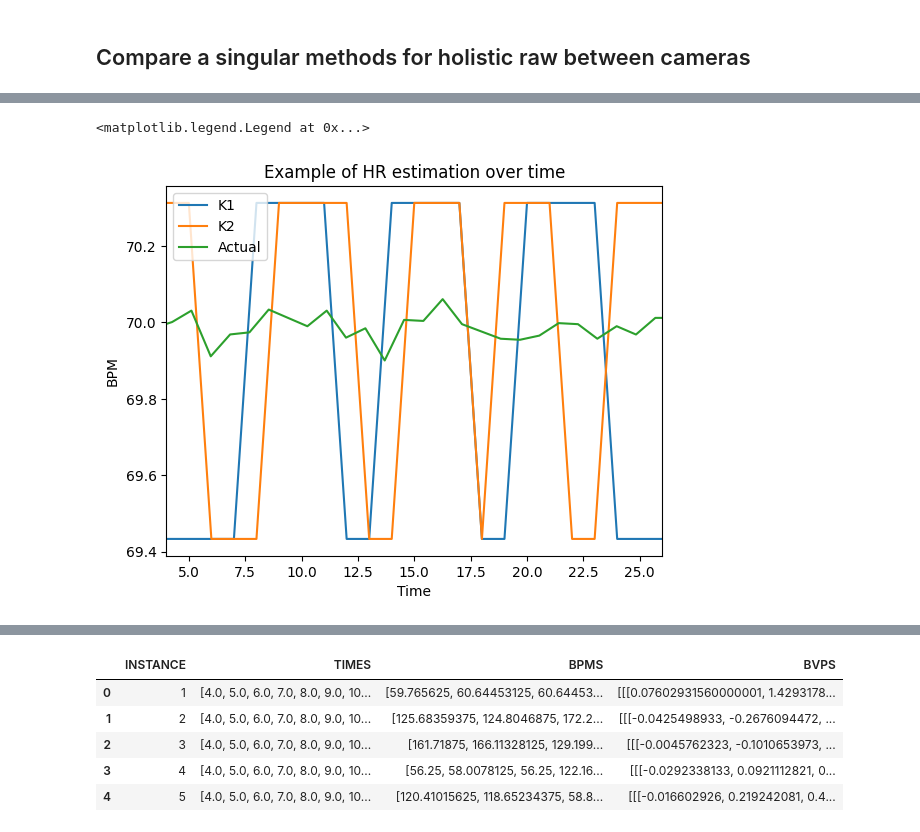
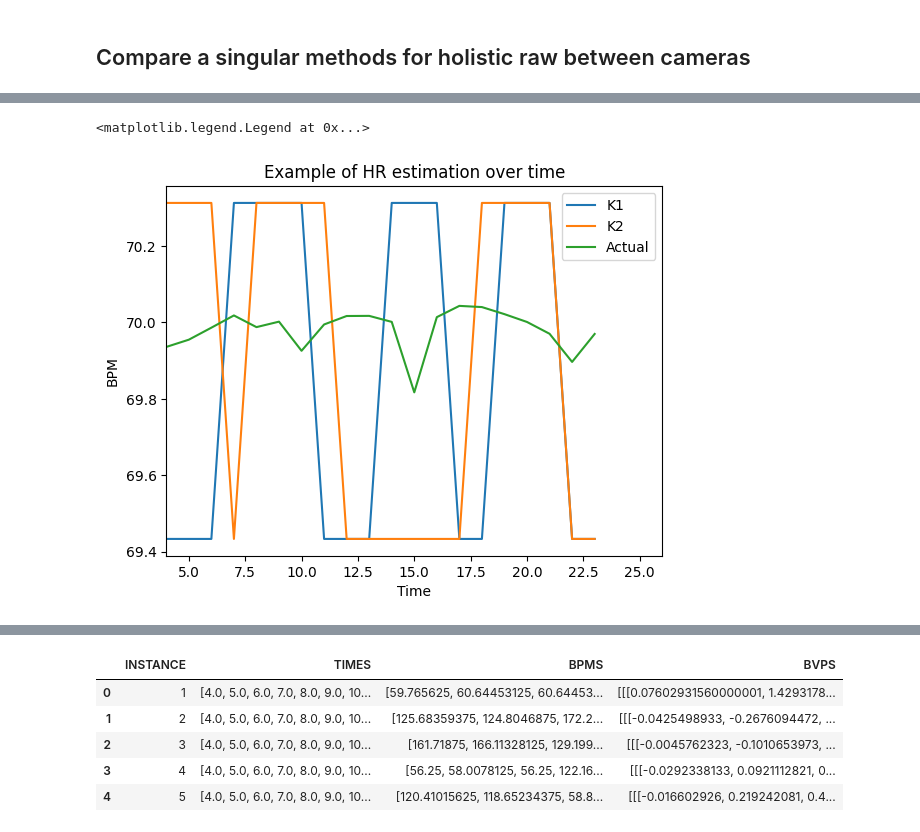
Before and after one commit to coenarrow/pyVHR, a Jupyter notebook: notebooks/Custom_Notebooks/processing_results.ipynb, the cells around one changed output, grey strips where cells are left out. Cells and saved outputs as stored; diff of their text form; code cells hidden in the pictures.

```diff
--- a/notebooks/Custom_Notebooks/processing_results.ipynb
+++ b/notebooks/Custom_Notebooks/processing_results.ipynb
@@ -221,2 +249,4 @@ def process_results(k1_path, k2_path, gt_df):
+# %%
+k1_df_merged, k2_df_merged =
 # %%
 k1_df_merged = add_true_bpms(k1_df_merged)
@@ -243,20 +273,21 @@ k1_df_merged.head(30)
 # %%
-instance = 5
-k1_times = k1_df.iloc[instance]["TIMES"]
-k1_bpms = k1_df.iloc[instance]["BPMS"]
-k2_times = k2_df.iloc[instance]["TIMES"]
-k2_bpms = k2_df.iloc[instance]["BPMS"]
-true_bpms = gt_df.iloc[instance]["ECG_BPM"]
-true_times = gt_df.iloc[instance]["ECG_TIMES"]
+instance = 4
+k1_times = k1_df_merged.iloc[instance]["TIMES"]
+k1_bpms = k1_df_merged.iloc[instance]["BPMS"]
+k2_times = k2_df_merged.iloc[instance]["TIMES"]
+k2_bpms = k2_df_merged.iloc[instance]["BPMS"]
+true_bpms = k1_df_merged.iloc[instance]["TRUE_BPM"]
+true_times = k1_df_merged.iloc[instance]["TIMES"]
 
-sns.lineplot(x=k1_times,y=k1_bpms,label = "K1")
-sns.lineplot(x=k2_times,y=k2_bpms,label = "K2")
-sns.lineplot(x=true_times,y=true_bpms,label = "Actual")
+sns.lineplot(x=k1_times[0:20],y=k1_bpms[0:20],label = "K1")
+sns.lineplot(x=k2_times[0:20],y=k2_bpms[0:20],label = "K2")
+sns.lineplot(x=true_times[0:20],y=true_bpms[0:20],label = "Actual")
 plt.xlabel("Time")
 plt.ylabel("BPM")
 plt.xlim((4,26))
+plt.ylim(np.min())
 plt.title("Example of HR estimation over time")
 plt.legend()
 # %% [output]
 <matplotlib.legend.Legend at 0x...>
-[figure, old version]
+[figure, new version]
```
Also changed, not shown: parts of 14 cells of this notebook, 2 other files.
